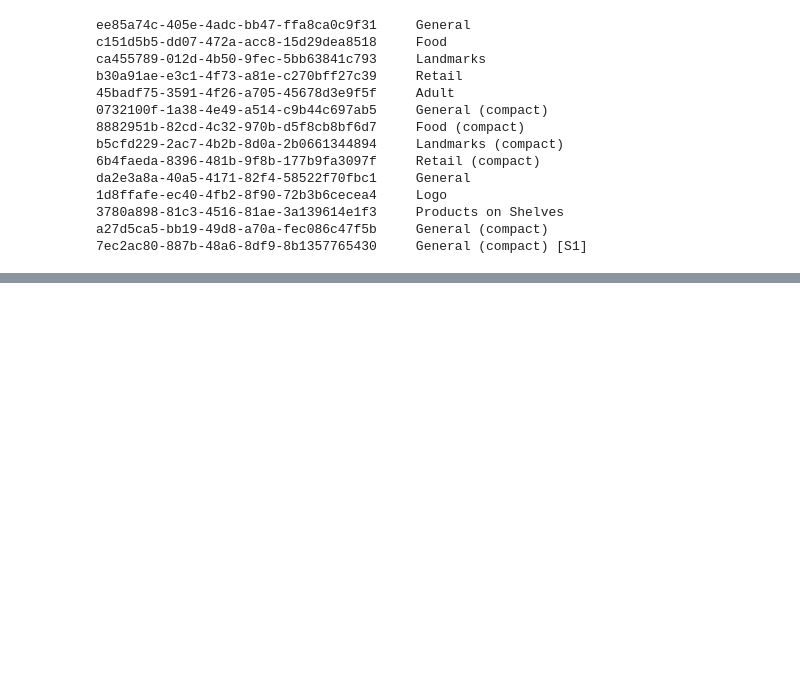
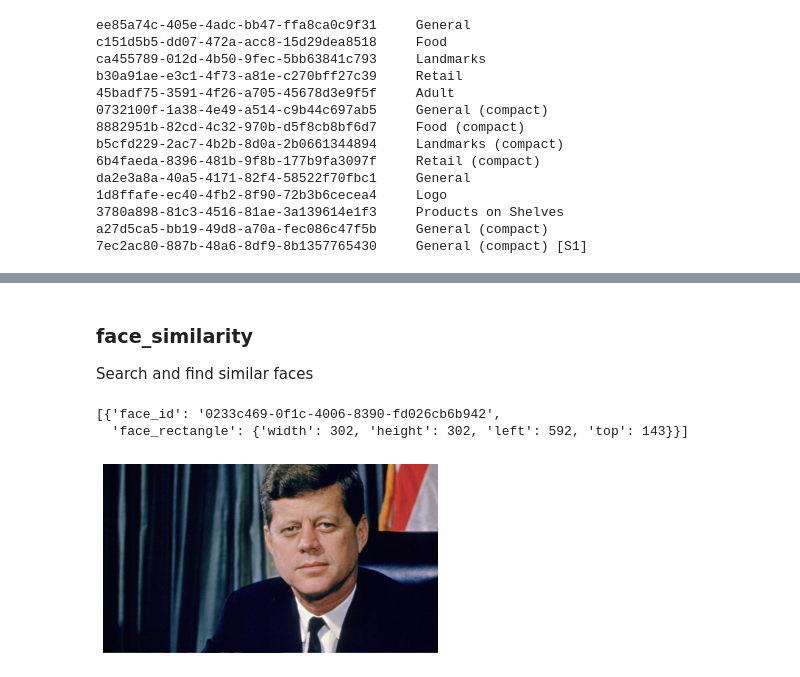
Before and after one commit to albert-kevin/azuremachinelearning, a Jupyter notebook: code/notebooks/howto-cognitive-API.ipynb, the cells around one changed output, grey strips where cells are left out. Saved outputs shown, nothing was run; the diff lists cells and outputs as text; code cells hidden in the pictures; blank space fills up the shorter version.

```diff
--- a/code/notebooks/howto-cognitive-API.ipynb
+++ b/code/notebooks/howto-cognitive-API.ipynb
@@ -50,6 +80,8 @@ azure_personalizer_key = 'fe4bda0b53334d29a2bdfbec549594bf'
 azure_languageunderstandingPrediction_key = '690b44c3c76c4264aec96b0fa13c5942'
 azure_languageunderstandingAuthoring_key = '42abe5586cf54cff9a68e4528619584d'
 azure_textanalytics_key = '80a6495849ed4c2aa3f61aaad0b23399'
+azure_textanalytics_endpoint = 'https://westeurope.api.cognitive.microsoft.com/'
+azure_textanalytics_url = azure_textanalytics_endpoint + 'text/analytics/v3.0'
 azure_translator_key = 'b16b988d0ff4495d93f2b933ed449ffc'
 # --- SPEECH ---
 azure_speech_key = '031ba914a3ca41db9a8c8202a9a652a2'
@@ -65,6 +97,8 @@ azure_customvisionTrain_key = '363a36ffd13f414590f62bd153afc462'
 azure_customvisionTrain_endpoint = 'https://westeurope.api.cognitive.microsoft.com/'
 azure_customvisionTrain_url = azure_customvisionTrain_endpoint + 'customvision/v3.3/Training'
 azure_face_key = 'e216476beb29478399197422076b2ada'
+azure_face_endpoint = 'https://westeurope.api.cognitive.microsoft.com/'
+azure_face_url = azure_face_endpoint + 'face/v1.0'
 azure_formRecognizer_key = 'dd08f75d541949b48bc0c90c8b604d20'
 # %% [markdown]
 ### Import open-source packages
@@ -1189,0 +1383,2 @@ results.as_dict()
+# %%
+client = FaceClient(azure_face_endpoint, CognitiveServicesCredentials(azure_face_key))
@@ -1189,0 +1418,17 @@ results.as_dict()
+# %% [markdown]
+### face_similarity
+Search and find similar faces
+# %%
+# Detect a face in an image that contains a single face to get an id
+image_url = "https://www.biography.com/.image/t_share/MTQ1MzAyNzYzOTgxNTE0NTEz/john-f-kennedy---mini-biography.jpg"
+image = Image.open(BytesIO(requests.get(image_url).content))
+plt.imshow(image)
+plt.axis("off")
+
+# detect the face and assign an ID
+detected_faces = client.face.detect_with_url(url=image_url)
+[i.as_dict() for i in detected_faces]
+# %% [output]
+[{'face_id': '0233c469-0f1c-4006-8390-fd026cb6b942',
+  'face_rectangle': {'width': 302, 'height': 302, 'left': 592, 'top': 143}}]
+[figure, added]
```
Also changed, not shown: parts of 93 cells of this notebook, 15 other files.
